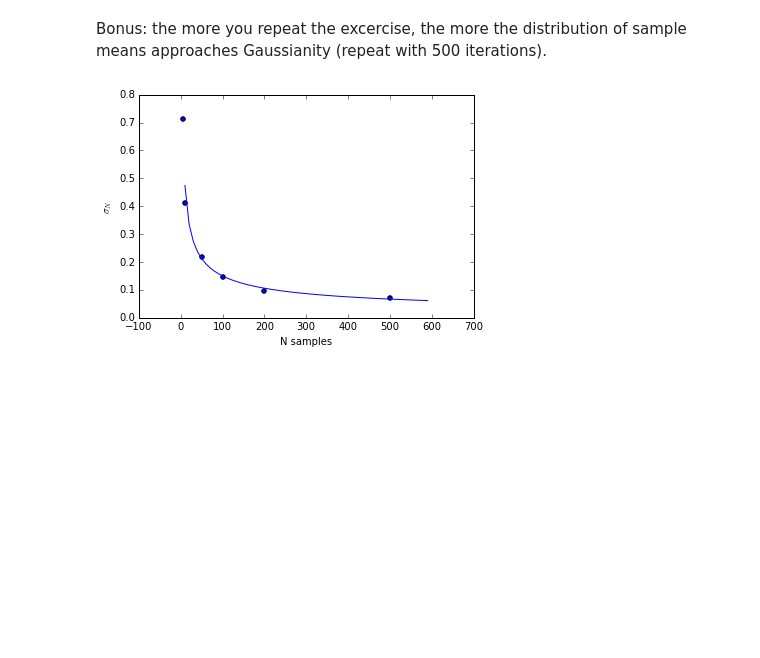
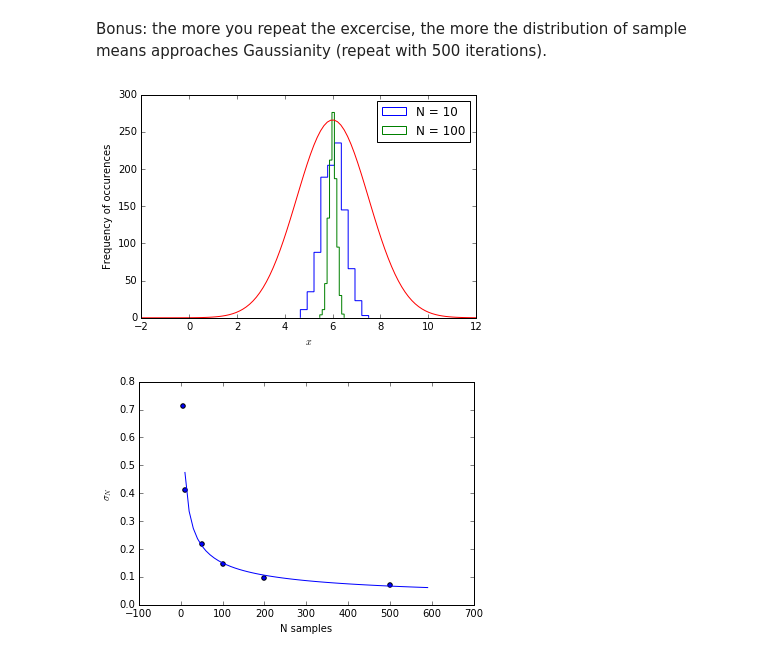
Before and after one commit to astroJeff/SMAC, a Jupyter notebook: Week_3/Distributions Continued - answer key.ipynb, the cells around one changed output. Saved outputs shown, nothing was run; the diff lists cells and outputs as text; code cells hidden in the pictures; blank space fills up the shorter version.

Commit message:
one more CLT example (many repeats)

```diff
--- a/Week_3/Distributions Continued - answer key.ipynb
+++ b/Week_3/Distributions Continued - answer key.ipynb
@@ -229,5 +229,43 @@ plt.show()
 # %% [markdown]
 Bonus: the more you repeat the excercise, the more the distribution of sample means approaches Gaussianity (repeat with 500 iterations).
+# %%
+# Number of samples to average
+N = 10
+# Draw samples several times to see distribution
+# define empty list to store sample means
+sample_means = []
+# Repeat drawing samples and averaging this many times
+Nrepeats = 1000
+
+for i in range(Nrepeats):
+    # draw N samples
+    y = stats.norm.rvs(loc=parent_mean, scale=parent_spread, size=N)
+    # compute their mean
+    y_mean = np.mean(y)
+    # collect mean in a list
+    sample_means.append(y_mean)
+
+# Now select other number of samples to compare
+N_2 = 100
+# define empty list to store sample means
+sample_means_2 = []
+for i in range(Nrepeats):
+    y = stats.norm.rvs(loc=parent_mean, scale=parent_spread, size=N_2)
+    y_mean = np.mean(y)
+    sample_means_2.append(y_mean)
+
+# Plot histogram of sample means for both cases of N
+plt.hist(sample_means, histtype = 'step', label = 'N = %d'%N,  bins = 10)
+plt.hist(sample_means_2, histtype = 'step', label = 'N = %d'%N_2,  bins = 10)
+# plot also original distribution
+x = np.linspace(-2, 12.0, 100)
+plt.plot(x,stats.norm.pdf(x, loc = parent_mean, scale = parent_spread)*Nrepeats)
+plt.legend()
+plt.xlabel('$x$')
+plt.ylabel('Frequency of occurences')
+plt.show()
+# %% [output]
+[figure, added]
 # %%
 Ns = [5,10,50,100,200,500]
 spread = []
```
Also changed, not shown: parts of 1 cell of this notebook.
